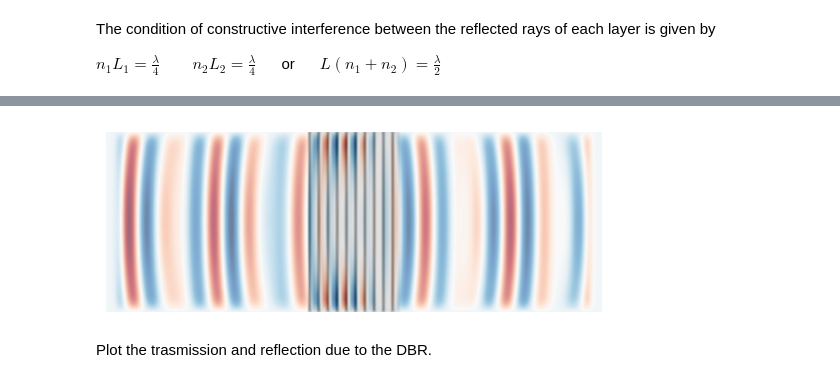
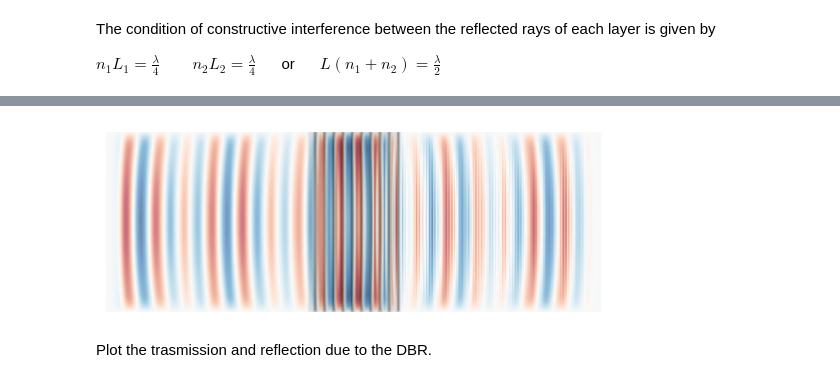
Before and after one commit to elife00/LabPh-Sim, a Jupyter notebook: BraggReflector/BraggReflector.ipynb, the cells around one changed output, grey strips where cells are left out. Drawn from its saved outputs; the diff is of its cells as text; code cells hidden in the pictures.

```diff
--- a/BraggReflector/BraggReflector.ipynb
+++ b/BraggReflector/BraggReflector.ipynb
@@ -112,18 +112,22 @@ for norma in [False, True]:
     if norma:
         sim.load_minus_flux_data(refl, straight_refl_data)
         if (plain):
-            sim.run(until_after_sources = mp.stop_when_fields_decayed(50, mp.Ez, mp.Vector3(0.,0.,0.), 1e-3))
+            sim.run(until_after_sources = 400)
+            # sim.run(until_after_sources = mp.stop_when_fields_decayed(50, mp.Ez, mp.Vector3(0.,0.,0.), 1e-3))
         else:
             if (animation):
                 sim.run(mp.at_every(2, animate),
-                        until_after_sources = mp.stop_when_fields_decayed(50, mp.Ez, mp.Vector3(0.,0.,0.), 1e-3))
+                        until_after_sources = 400)
+                        # until_after_sources = mp.stop_when_fields_decayed(50, mp.Ez, mp.Vector3(0.,0.,0.), 1e-3))
                 animate.to_mp4(15, './BraggRifractor.mp4')
             else:
                 sim.run(mp.at_every(2, animate),
-                        until_after_sources = mp.stop_when_fields_decayed(50, mp.Ez, mp.Vector3(0.,0.,0.), 1e-3))
+                        until_after_sources = 400)
+                        # until_after_sources = mp.stop_when_fields_decayed(50, mp.Ez, mp.Vector3(0.,0.,0.), 1e-3))
                 animate.to_gif(15, './BraggRifractor.gif')
     else:
-        sim.run(until_after_sources = mp.stop_when_fields_decayed(50, mp.Ez, mp.Vector3(0.,0.,0.), 1e-3))
+        sim.run(until_after_sources = 400)
+        # sim.run(until_after_sources = mp.stop_when_fields_decayed(50, mp.Ez, mp.Vector3(0.,0.,0.), 1e-3))
 
     if norma:
         scatt_refl_flux = mp.get_fluxes(refl)
@@ -131,9 +135,4 @@ for norma in [False, True]:
     else:
         straight_refl_data = sim.get_flux_data(refl) # get_flux_data create a binary obj that can't used for inverstigation
         straight_tran_flux = mp.get_fluxes(tran)
-
-    clear_output()
-    f=plt.figure(dpi=300) #da mettere prima fdel run e poi il show subito dopo il run
-    sim.plot2D()
-    plt.show()
 # %% [output]
@@ -158,15 +156,15 @@ for norma in [False, True]:
 # %%
 eps_data = sim.get_array(center=mp.Vector3(), size=cell, component=mp.Dielectric)
 ez_data = sim.get_array(center=mp.Vector3(), size=cell, component=mp.Ez)
 
 plt.figure()
 
-plt.imshow(np.flipud(np.fliplreps_data.transpose())), interpolation='spline36', cmap='binary')
-plt.imshow(np.flipud(np.fliplrez_data.transpose())), interpolation='spline36', cmap='RdBu', alpha=0.6)
+plt.imshow(np.flipud(np.fliplr(eps_data.transpose())), interpolation='spline36', cmap='binary')
+plt.imshow(np.flipud(np.fliplr(ez_data.transpose())), interpolation='spline36', cmap='RdBu', alpha=0.6)
 
 plt.axis('off')
 plt.show()
 # %% [output]
-[figure, old version]
+[figure, new version]
 # %% [markdown]
 Plot the trasmission and reflection due to the DBR.
```
Also changed, not shown: parts of 26 cells of this notebook.
